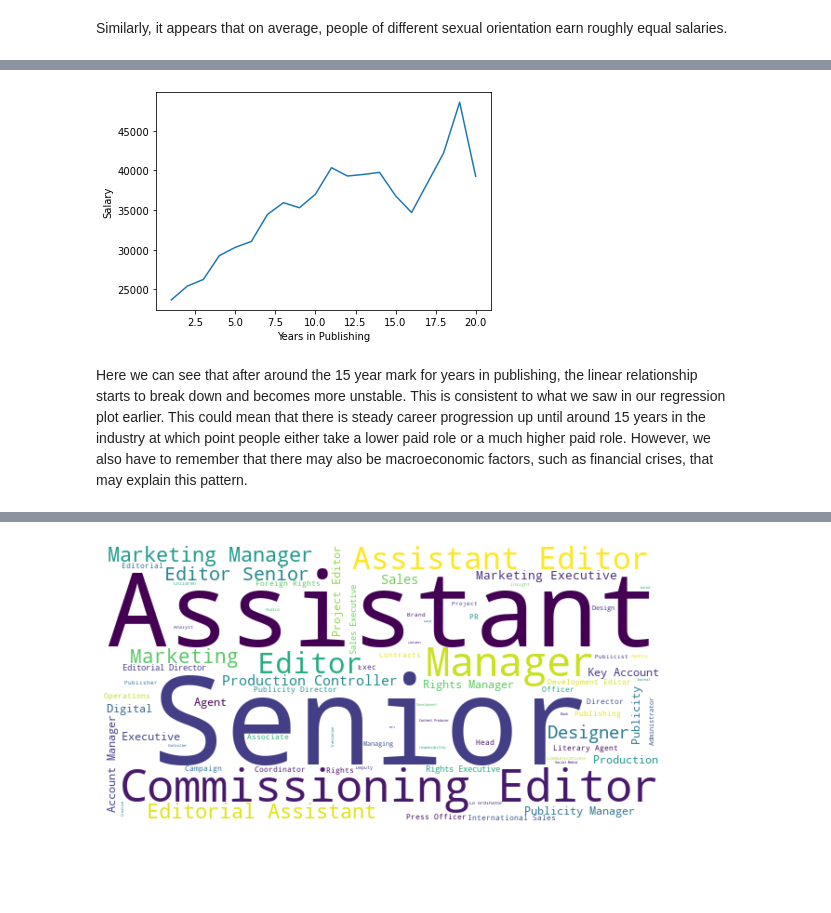
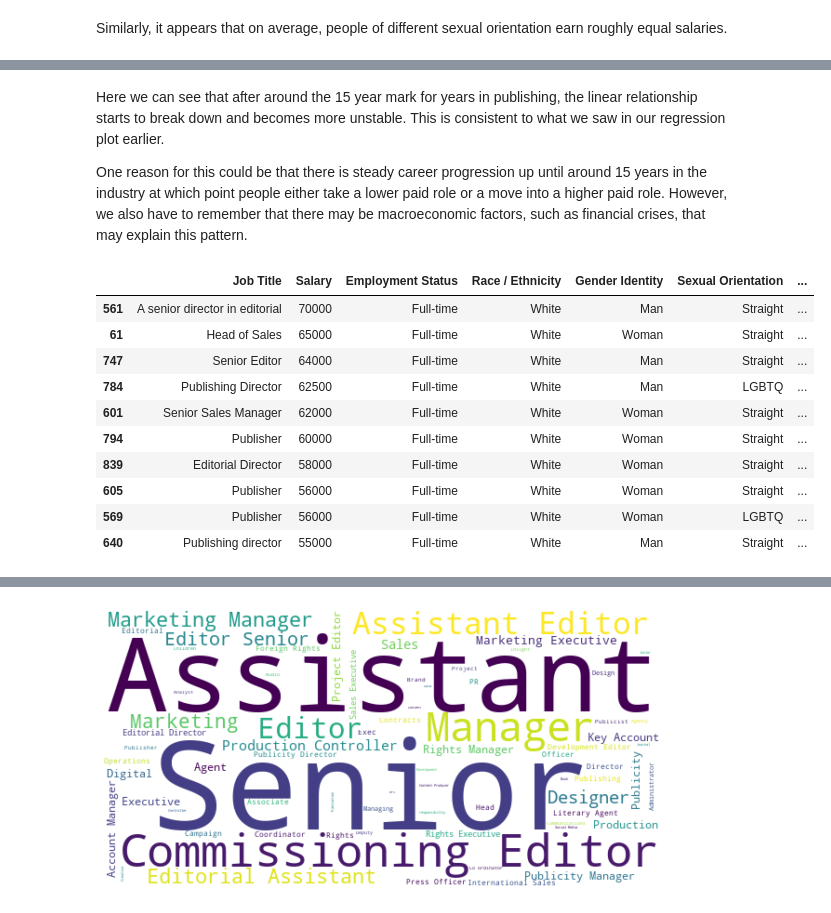
Before and after one commit to dan-grant-hunter/UK_Publishing_Analysis, a Jupyter notebook: book_publishing.ipynb, the cells around one changed output, grey strips where cells are left out. Cells and saved outputs as stored; diff of their text form; code cells hidden in the pictures; blank space fills up the shorter version.

```diff
--- a/book_publishing.ipynb
+++ b/book_publishing.ipynb
@@ -632,8 +671,18 @@ pd.pivot_table(ukpub, index='Years in Publishing',
-# %%
-# Plot graph showing mean salary amount for Each year or Years in Publishing
-yip_salary = pd.pivot_table(ukpub, index='Years in Publishing', values='Salary').sort_values('Salary', ascending=False)
-sns.lineplot(x=yip_salary.index, y="Salary", data=yip_salary);
-# %% [output]
-[figure, removed]
 # %% [markdown]
-Here we can see that after around the 15 year mark for years in publishing, the linear relationship starts to break down and becomes more unstable. This is consistent to what we saw in our regression plot earlier. This could mean that there is steady career progression up until around 15 years in the industry at which point people either take a lower paid role or a much higher paid role. However, we also have to remember that there may also be macroeconomic factors, such as financial crises, that may explain this pattern.
+Here we can see that after around the 15 year mark for years in publishing, the linear relationship starts to break down and becomes more unstable. This is consistent to what we saw in our regression plot earlier.
+
+One reason for this could be that there is steady career progression up until around 15 years in the industry at which point people either take a lower paid role or a move into a higher paid role. However, we also have to remember that there may be macroeconomic factors, such as financial crises, that may explain this pattern.
+# %%
+ukpub.sort_values('Salary', ascending=False).head(10)
+# %% [output]
+|  | Job Title | Salary | Employment Status | Race / Ethnicity | Gender Identity | Sexual Orientation | ... |
+| 561 | A senior director in editorial | 70000 | Full-time | White | Man | Straight | ... |
+| 61 | Head of Sales | 65000 | Full-time | White | Woman | Straight | ... |
+| 747 | Senior Editor | 64000 | Full-time | White | Man | Straight | ... |
+| 784 | Publishing Director | 62500 | Full-time | White | Man | LGBTQ | ... |
+| 601 | Senior Sales Manager | 62000 | Full-time | White | Woman | Straight | ... |
+| 794 | Publisher | 60000 | Full-time | White | Woman | Straight | ... |
+| 839 | Editorial Director | 58000 | Full-time | White | Woman | Straight | ... |
+| 605 | Publisher | 56000 | Full-time | White | Woman | Straight | ... |
+| 569 | Publisher | 56000 | Full-time | White | Woman | LGBTQ | ... |
+| 640 | Publishing director | 55000 | Full-time | White | Man | Straight | ... |
```
Also changed, not shown: parts of 87 cells of this notebook.
